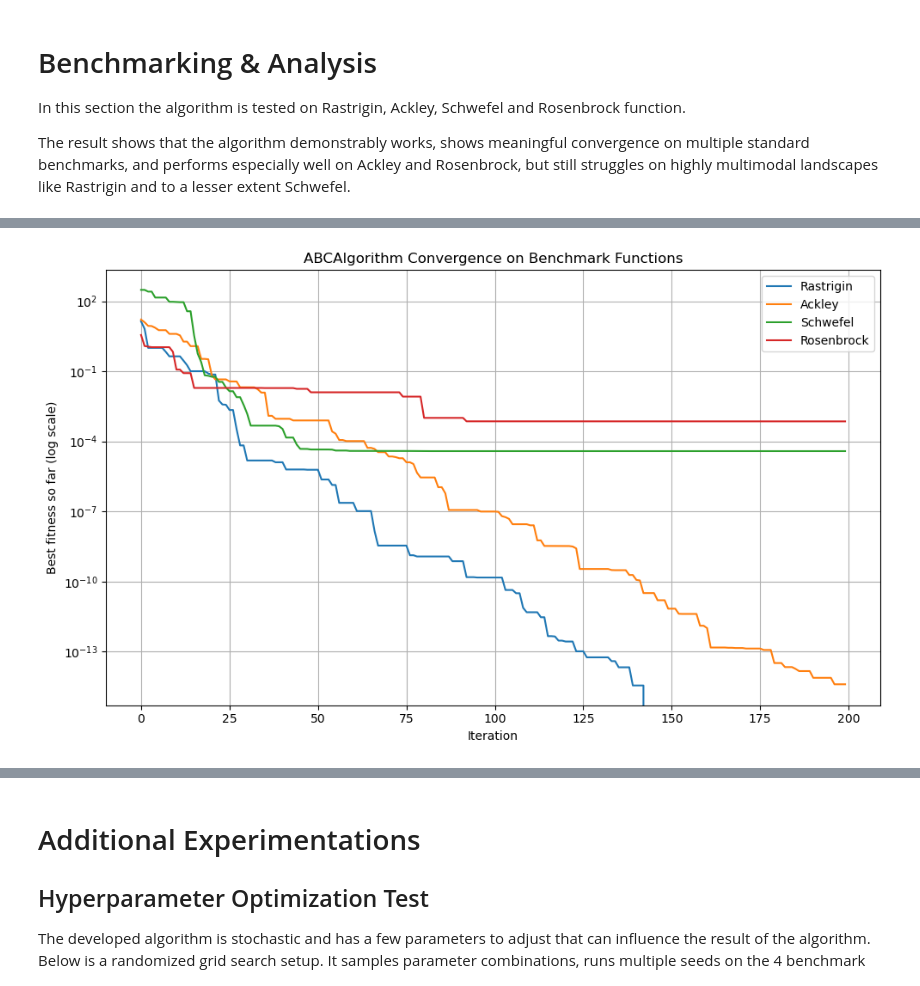
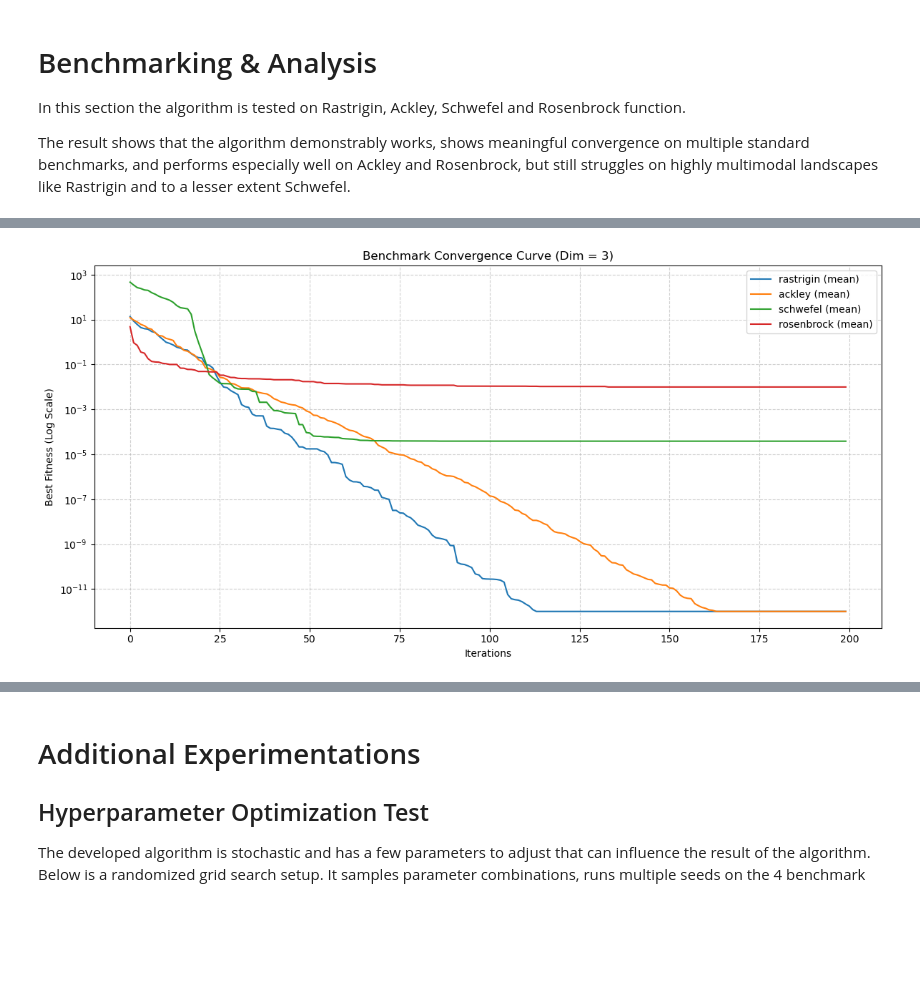
Before and after one commit to Sui-nyan/Soft-Computing, a Jupyter notebook: Week 4/Assignment_2.ipynb, the cells around one changed output, grey strips where cells are left out. Cells and saved outputs as stored; diff of their text form; code cells hidden in the pictures; blank space fills up the shorter version.

```diff
--- a/Week 4/Assignment_2.ipynb
+++ b/Week 4/Assignment_2.ipynb
@@ -272,82 +413,15 @@ Comparing the algorithm against ABC and PSO we see that
 # %%
 from ABCAlgorithm import ArtificialBeeColony
 
-if __name__ == "__main__":
-    def rastrigin(x: np.ndarray) -> float:
-        x = np.asarray(x, dtype=float)
-        n = x.size
-        return float(10.0 * n + np.sum(x**2 - 10.0 * np.cos(2.0 * np.pi * x)))
-
-    def ackley(x: np.ndarray) -> float:
-        x = np.asarray(x, dtype=float)
-        n = x.size
-        sum_sq = np.sum(x**2)
-        sum_cos = np.sum(np.cos(2.0 * np.pi * x))
-        term1 = -20.0 * np.exp(-0.2 * np.sqrt(sum_sq / n))
-        term2 = -np.exp(sum_cos / n)
-        return float(term1 + term2 + 20.0 + np.e)
-
-    def schwefel(x: np.ndarray) -> float:
-        x = np.asarray(x, dtype=float)
-        n = x.size
-        return float(418.9829 * n - np.sum(x * np.sin(np.sqrt(np.abs(x)))))
-
-    def rosenbrock(x: np.ndarray) -> float:
-        x = np.asarray(x, dtype=float)
-        return float(np.sum(100.0 * (x[1:] - x[:-1] ** 2) ** 2 + (1.0 - x[:-1]) ** 2))
-
-    def compute_step_size(bounds, scale=0.05):
-        bounds_arr = np.asarray(bounds, dtype=float)
-        widths = bounds_arr[:, 1] - bounds_arr[:, 0]
-        return scale * float(np.mean(widths))
-
-    def benchmark_functions() -> None:
-        dimension = 3
-
-        test_cases = [
-            ("Rastrigin", rastrigin, [(-5.12, 5.12)] * dimension),
-            ("Ackley", ackley, [(-32.768, 32.768)] * dimension),
-            ("Schwefel", schwefel, [(-500.0, 500.0)] * dimension),
-            ("Rosenbrock", rosenbrock, [(-2.048, 2.048)] * dimension),
-        ]
-
-        histories = {}
-
-        for name, func, bounds in test_cases:
-            step_size = compute_step_size(bounds, scale=0.05)
-
-            optimizer = ArtificialBeeColony(
-                objective_function=func,
-                num_food_sources=60,
-                num_dimensions=3,
-                max_iterations=200,
-                bounds=bounds,
-                limit=(60 * 3) // 2
-            )
-
-            best_position, best_fitness = optimizer.run(max_iterations=200)
-            histories[name] = optimizer.history
-
-            print(f"\n{name} benchmark")
-            print("-" * (len(name) + 10))
-            print("Step size    :", step_size)
-            print("Best fitness :", best_fitness)
-            print("Best position:", best_position)
-
-        plt.figure(figsize=(10, 6))
-
-        for name, history in histories.items():
-            plt.plot(history, label=name)
-
-        plt.yscale("log")
-        plt.xlabel("Iteration")
-        plt.ylabel("Best fitness so far (log scale)")
-        plt.title("ABCAlgorithm Convergence on Benchmark Functions")
-        plt.legend()
-        plt.grid(True)
-        plt.tight_layout()
-        plt.savefig("abc_benchmark.png", dpi=200)
-        plt.show()
-
-    benchmark_functions()
+results_abc = run_benchmark(
+    optimizer_cls=ArtificialBeeColony,
+    test_cases=test_cases,
+    optimizer_params={
+        "num_food_sources": population,
+        "limit": (population * dimension) // 2,
+    },
+    dimension=dimension,
+    iterations=iterations,
+    runs=runs,
+)
 # %% [output]
@@ -371,2 +445,2 @@ Best position: [1.00420103 1.00584344 1.01167787]
-[figure, old version]
+[figure, new version]
 # %%
```
Also changed, not shown: parts of 17 cells of this notebook, 1 other file.
